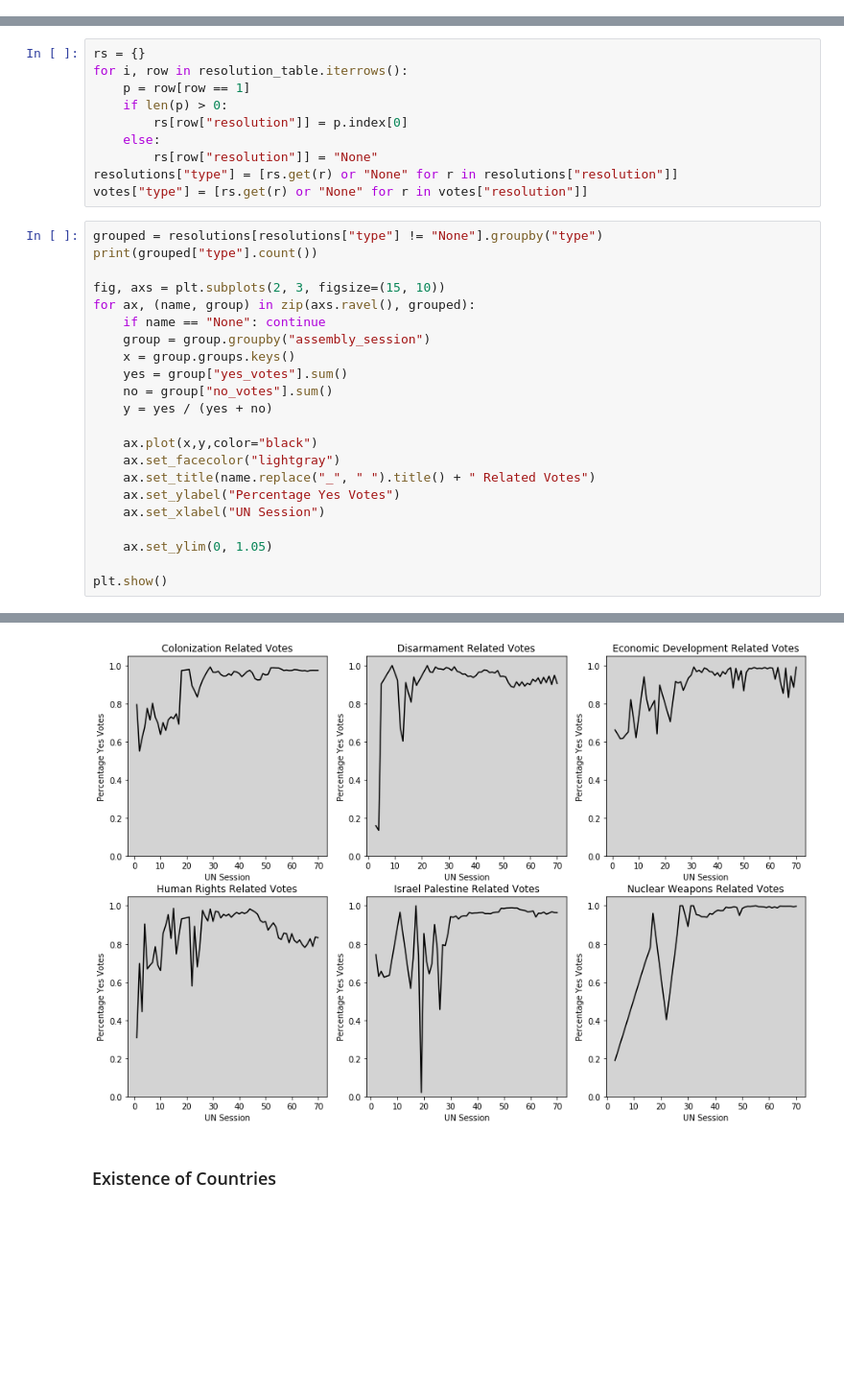
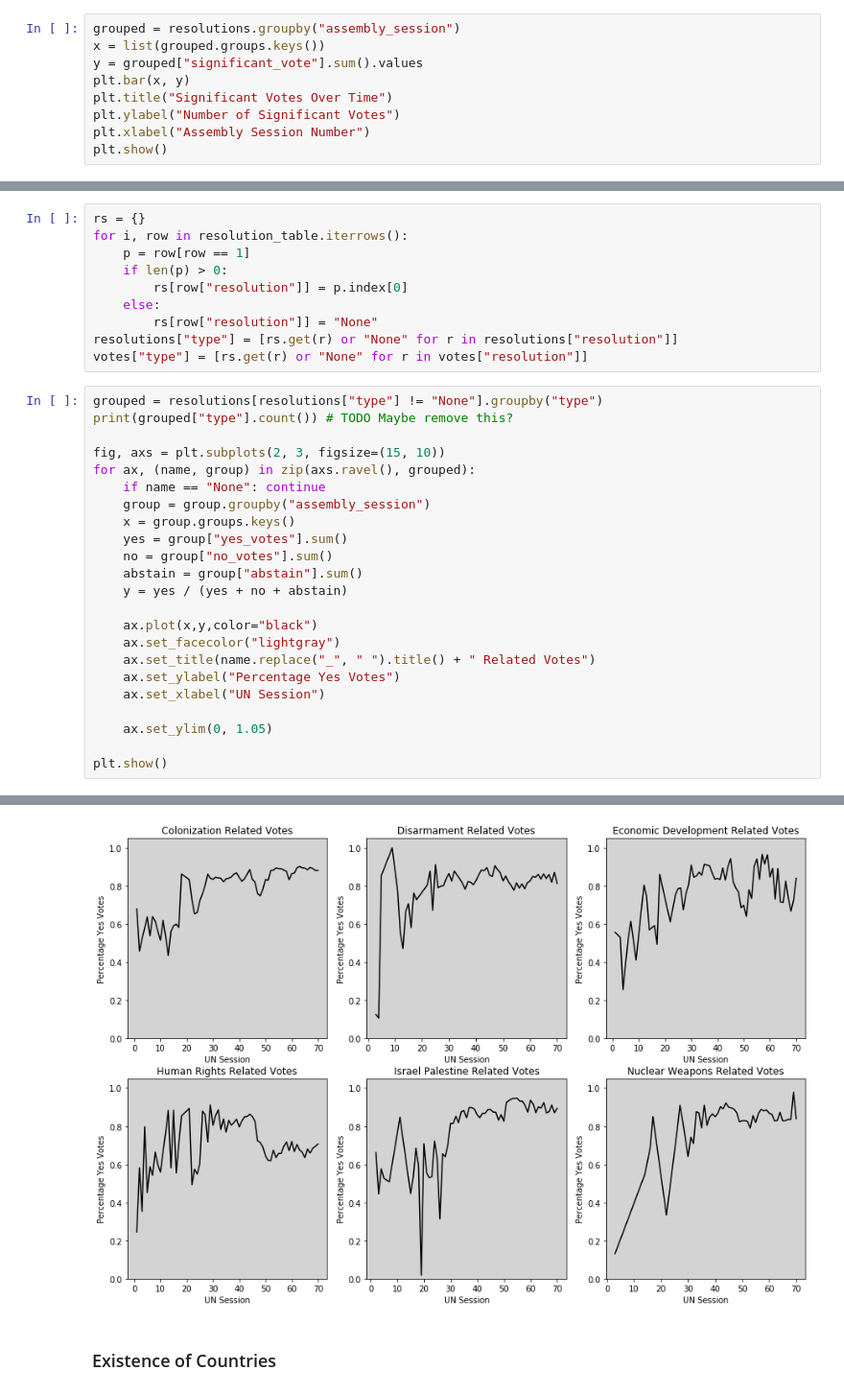
Before and after one commit to RobMor/CMSC320-Final-Project, a Jupyter notebook: RobMor-FinalTutorial.ipynb, the cells around one changed output, grey strips where cells are left out. Shown at 96% size. Cells and saved outputs as stored; diff of their text form; blank space fills up the shorter version.

Commit message:
Significant votes

```diff
--- a/RobMor-FinalTutorial.ipynb
+++ b/RobMor-FinalTutorial.ipynb
@@ -241,3 +245,12 @@ plt.show()
 [figure]
 # %% [markdown]
 ### Voting Trends on Significant Votes
+# %%
+grouped = resolutions.groupby("assembly_session")
+x = list(grouped.groups.keys())
+y = grouped["significant_vote"].sum().values
+plt.bar(x, y)
+plt.title("Significant Votes Over Time")
+plt.ylabel("Number of Significant Votes")
+plt.xlabel("Assembly Session Number")
+plt.show()
@@ -267,36 +274,37 @@ resolutions["type"] = [rs.get(r) or "None" for r in resolutions["resolution"]]
 votes["type"] = [rs.get(r) or "None" for r in votes["resolution"]]
 # %%
 grouped = resolutions[resolutions["type"] != "None"].groupby("type")
-print(grouped["type"].count())
+print(grouped["type"].count()) # TODO Maybe remove this?
 
 fig, axs = plt.subplots(2, 3, figsize=(15, 10))
 for ax, (name, group) in zip(axs.ravel(), grouped):
     if name == "None": continue
     group = group.groupby("assembly_session")
     x = group.groups.keys()
     yes = group["yes_votes"].sum()
     no = group["no_votes"].sum()
-    y = yes / (yes + no)
+    abstain = group["abstain"].sum()
+    y = yes / (yes + no + abstain)
 
     ax.plot(x,y,color="black")
     ax.set_facecolor("lightgray")
     ax.set_title(name.replace("_", " ").title() + " Related Votes")
     ax.set_ylabel("Percentage Yes Votes")
     ax.set_xlabel("UN Session")
 
     ax.set_ylim(0, 1.05)
 
 plt.show()
 # %% [output]
 type
 colonization            954
 disarmament             892
 economic_development    302
 human_rights            803
 israel_palestine        859
 nuclear_weapons         203
 Name: type, dtype: int64
-[figure, old version]
+[figure, new version]
 # %% [markdown]
 ### Existence of Countries
 # %%
```
Also changed, not shown: parts of 3 cells of this notebook.
